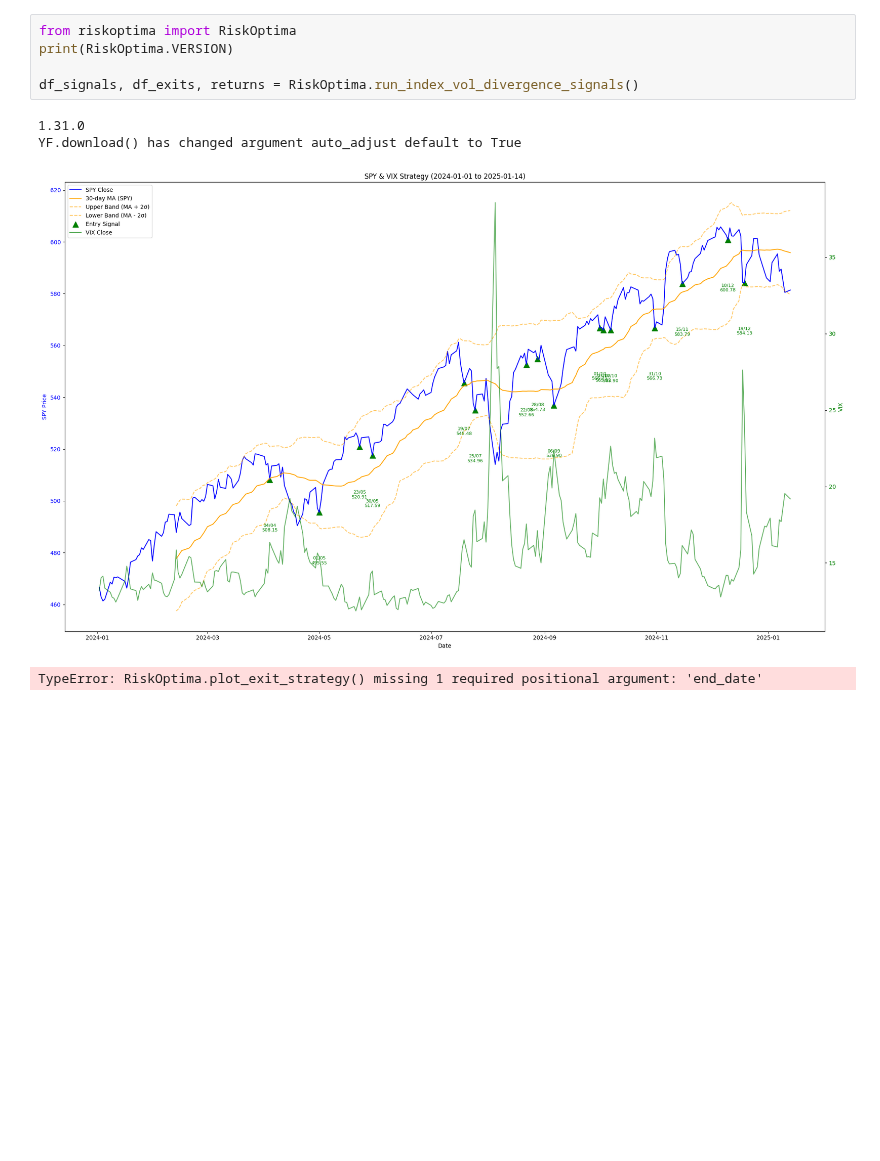
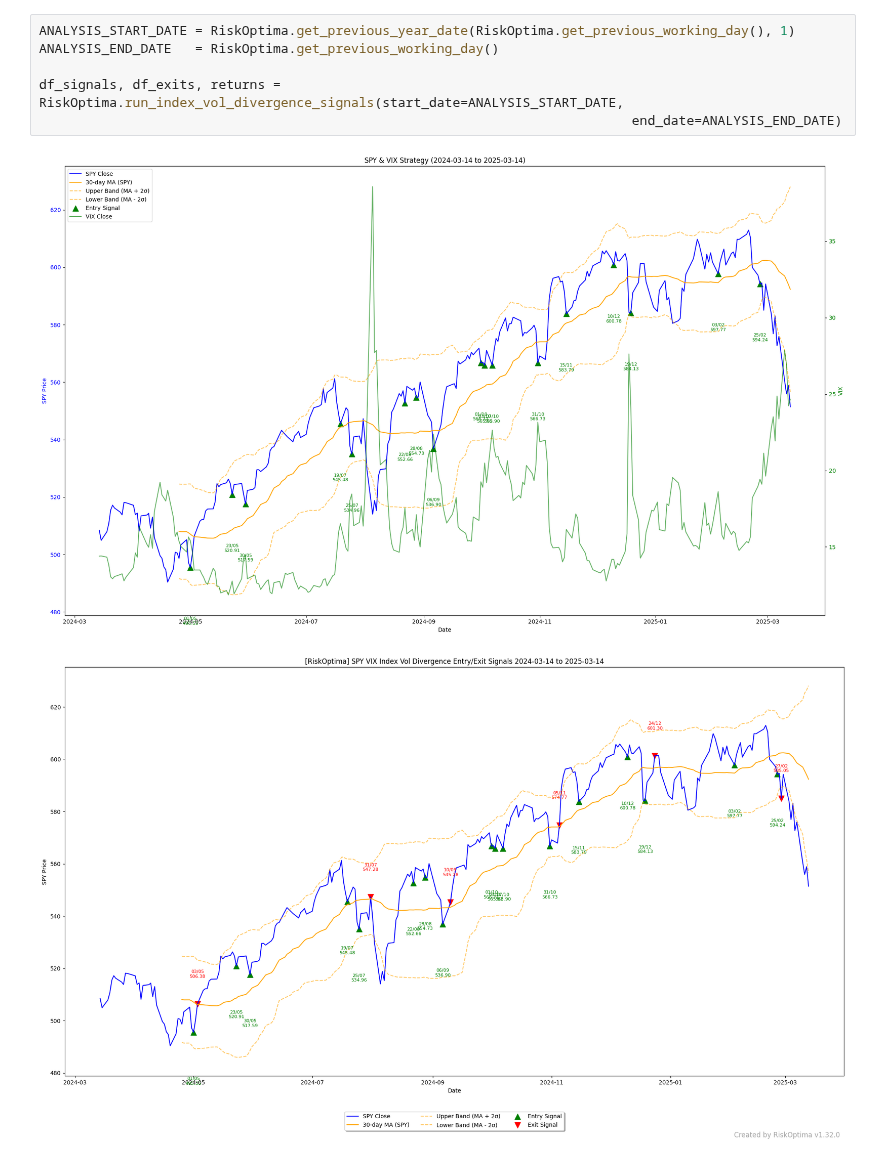
Before and after one commit to JordiCorbilla/RiskOptima, a Jupyter notebook: index_vol_divergence_signals.ipynb, the cells around one changed output. Drawn from its saved outputs; the diff is of its cells as text; blank space fills up the shorter version.

Commit message:
fix charts

```diff
--- a/index_vol_divergence_signals.ipynb
+++ b/index_vol_divergence_signals.ipynb
@@ -1,10 +6,9 @@
 # %%
-from riskoptima import RiskOptima
-print(RiskOptima.VERSION)
+ANALYSIS_START_DATE = RiskOptima.get_previous_year_date(RiskOptima.get_previous_working_day(), 1)
+ANALYSIS_END_DATE   = RiskOptima.get_previous_working_day()
 
-df_signals, df_exits, returns = RiskOptima.run_index_vol_divergence_signals()
+df_signals, df_exits, returns = RiskOptima.run_index_vol_divergence_signals(start_date=ANALYSIS_START_DATE,
+                                                                            end_date=ANALYSIS_END_DATE)
 # %% [output]
-1.31.0
-YF.download() has changed argument auto_adjust default to True
-[figure, old version]
+[figure, new version]
-TypeError: RiskOptima.plot_exit_strategy() missing 1 required positional argument: 'end_date'
+[figure, added]
```
Also changed, not shown: parts of 1 cell of this notebook, 8 other files.
